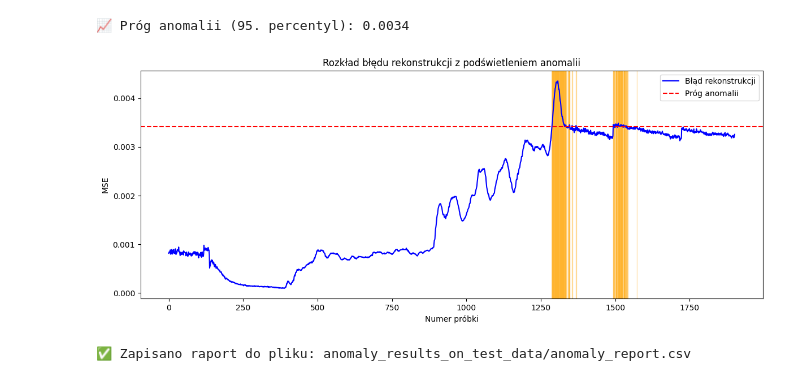
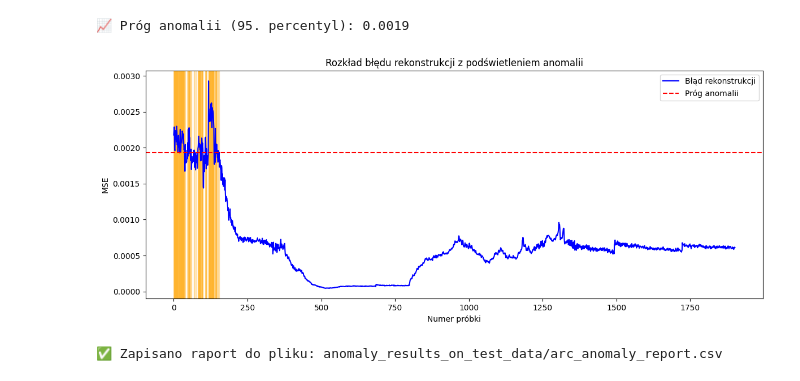
Before and after one commit to dawidburcon/weld-thermal-anomaly-detection, a Jupyter notebook: detect_anomalies.ipynb, the cells around one changed output. Saved outputs shown, nothing was run; the diff lists cells and outputs as text; code cells hidden in the pictures.

```diff
--- a/detect_anomalies.ipynb
+++ b/detect_anomalies.ipynb
@@ -11,8 +203,10 @@ from torch.utils.data import Dataset, DataLoader
 from torchvision import transforms
 
 # === KONFIGURACJA ===
-IMAGE_DIR = "output_rois/test_roi_weld"   # folder z danymi do testu
-MODEL_PATH = "autoencoder.pth"            # ścieżka do zapisanego modelu
+# IMAGE_DIR = "output_rois/test_roi_weld"   # folder z danymi do testu
+IMAGE_DIR = "output_rois/test_roi_arc"
+# MODEL_PATH = "autoencoder.pth"            # ścieżka do zapisanego modelu
+MODEL_PATH = "./models/arc_autoencoder.pth"
 OUTPUT_DIR = "anomaly_results_on_test_data"
 os.makedirs(OUTPUT_DIR, exist_ok=True)
 
@@ -100,34 +294,34 @@ for i, (error, fname) in enumerate(zip(errors, filenames)):
     plt.savefig(os.path.join(OUTPUT_DIR, f"anomaly_{fname}.png"))
     plt.close()
 
 # === WYKRES BŁĘDU Z PODŚWIETLENIEM ANOMALII ===
 errors_np = np.array(errors)
 x = np.arange(len(errors_np))
 anomaly_indices = np.where(errors_np > threshold)[0]
 
 plt.figure(figsize=(12, 5))
 plt.plot(x, errors_np, label='Błąd rekonstrukcji', color='blue')
 plt.axhline(y=threshold, color='red', linestyle='--', label='Próg anomalii')
 for idx in anomaly_indices:
     plt.axvspan(idx - 0.5, idx + 0.5, color='orange', alpha=0.3)
 plt.title("Rozkład błędu rekonstrukcji z podświetleniem anomalii")
 plt.xlabel("Numer próbki")
 plt.ylabel("MSE")
 plt.legend()
 plt.tight_layout()
 plt.savefig(os.path.join(OUTPUT_DIR, "highlighted_anomalies.png"))
 plt.show()
 
 # === ZAPIS DO CSV ===
-csv_path = os.path.join(OUTPUT_DIR, "anomaly_report.csv")
+csv_path = os.path.join(OUTPUT_DIR, "arc_anomaly_report.csv")
 with open(csv_path, mode='w', newline='') as f:
     writer = csv.writer(f)
     writer.writerow(["filename", "mse", "anomaly"])
     for fname, err in zip(filenames, errors):
         writer.writerow([fname, f"{err:.6f}", int(err > threshold)])
 
 print(f"✅ Zapisano raport do pliku: {csv_path}")
 # %% [output]
-📈 Próg anomalii (95. percentyl): 0.0034
+📈 Próg anomalii (95. percentyl): 0.0019
-[figure, old version]
+[figure, new version]
-✅ Zapisano raport do pliku: anomaly_results_on_test_data/anomaly_report.csv
+✅ Zapisano raport do pliku: anomaly_results_on_test_data/arc_anomaly_report.csv
```
Also changed, not shown: parts of 3 cells of this notebook, 3 other files.
